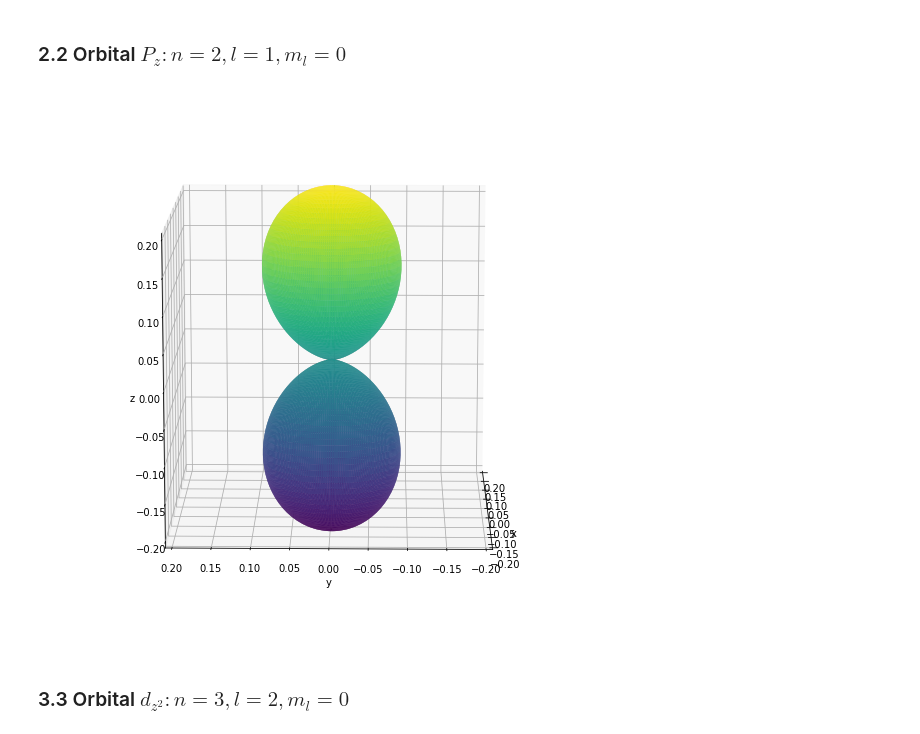
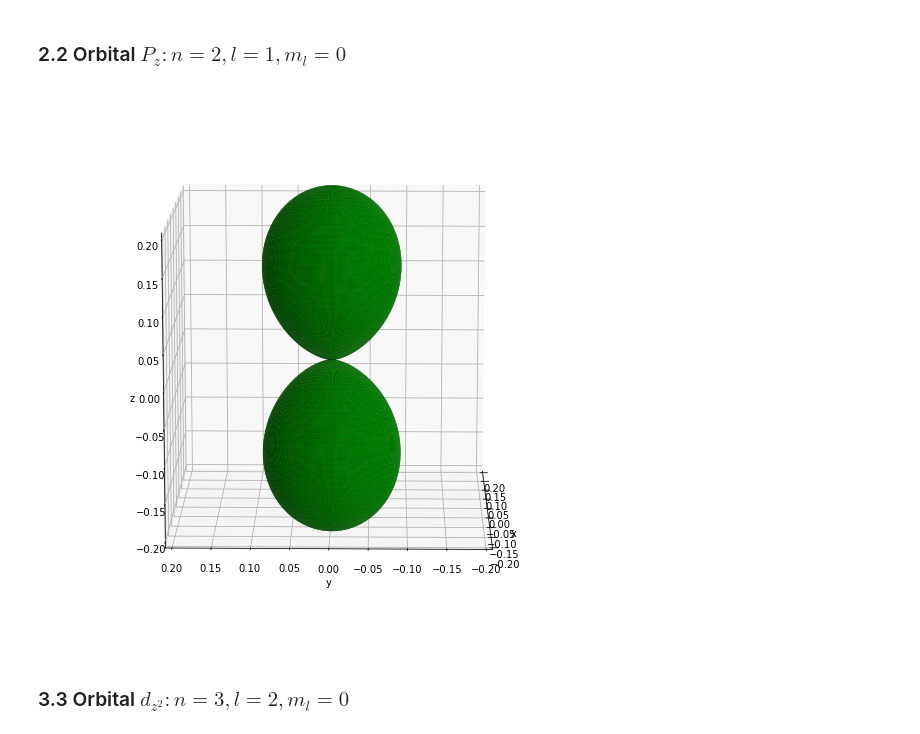
Before and after one commit to coursestaken/estructuramateria, a Jupyter notebook: Ejercicios/7_SolucionAngular.ipynb, the cells around one changed output. Saved outputs shown, nothing was run; the diff lists cells and outputs as text; code cells hidden in the pictures.

```diff
--- a/Ejercicios/7_SolucionAngular.ipynb
+++ b/Ejercicios/7_SolucionAngular.ipynb
@@ -50,5 +50,7 @@ plt.show()
 # %% [markdown]
 ### 1.2 Orbital $P_z: n=2, l=1, m_l=0$
+# %%
+pylab.rcParams['figure.figsize'] = (10.0, 11.0)
 # %%
 c_2p = np.sqrt(3/(4*np.pi))
 
@@ -182,17 +212,17 @@ z = r2 * np.cos(thetaG)
 # %%
 fig = plt.figure()
 ax = plt.axes(projection='3d')
-ax.plot_surface(x, y, z, rstride=1, cstride=1, cmap='viridis', edgecolor='none')
+ax.plot_surface(x, y, z, rstride=1, cstride=1, color='green', edgecolor='none')
 ax.set_xlim3d(-0.2, 0.2)
 ax.set_ylim3d(-0.2, 0.2)
 ax.set_zlim3d(-0.2, 0.2)
 ax.set_xlabel('x')
 ax.set_ylabel('y')
 ax.set_zlabel('z')
 ax.view_init(azim=-179, elev=12)
 plt.show()
 # %% [output]
-[figure, old version]
+[figure, new version]
 # %% [markdown]
 ### 3.3 Orbital $d_{z^2}: n=3, l=2, m_l=0$
 # %%
```
Also changed, not shown: parts of 8 cells of this notebook, 1 other file.
